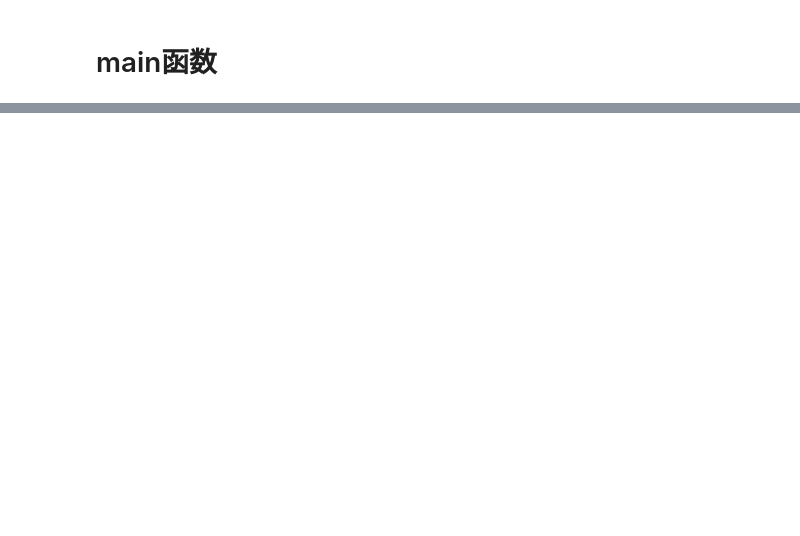
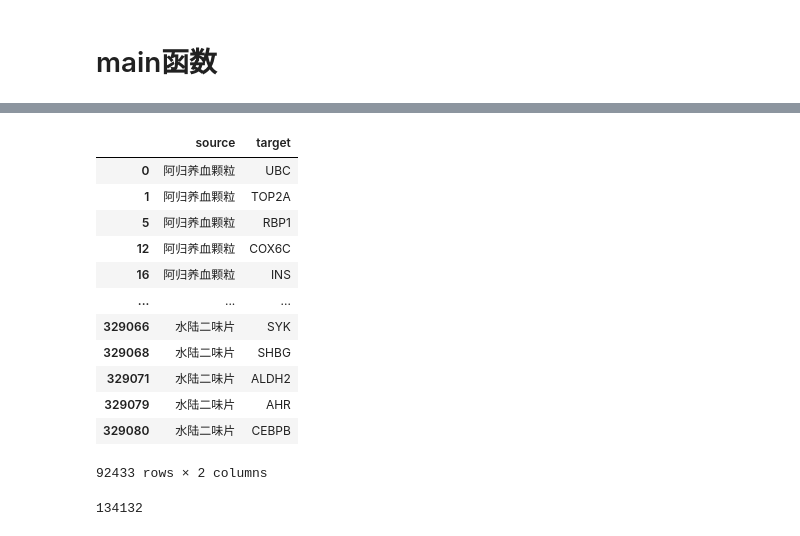
Before and after one commit to Carrie-HuYY/Snoopy-Auxiliary-Code, a Jupyter notebook: NLP_TCM.ipynb, the cells around one changed output, grey strips where cells are left out. Drawn from its saved outputs; the diff is of its cells as text; code cells hidden in the pictures; blank space fills up the shorter version.

```diff
--- a/NLP_TCM.ipynb
+++ b/NLP_TCM.ipynb
@@ -140,0 +183,13 @@ print(str(end_time - start_time))
+# %%
+with open('D:\Snoopy\data\PPI\PPI.json', 'r') as file:
+    json_data = json.load(file)
+# %%
+def extract_targets(json_data):
+    all_targets = set()  # 使用集合去重
+    for key, value in json_data.items():
+        if isinstance(value, list):  # 确保值是列表
+            all_targets.update(value)  # 将列表中的靶点添加到集合中
+    return all_targets
+# %%
+targets = extract_targets(json_data)
+print("所有出现过的靶点：", targets)
@@ -140,0 +202,3 @@ print(str(end_time - start_time))
+# %%
+data = pd.read_excel("D:/Snoopy-Auxiliary-Code/result/result_etcm.xlsx")
+data.head()
@@ -140,0 +212,17 @@ print(str(end_time - start_time))
+# %%
+data_new = data[data['target'].isin(targets)]
+data_new
+# %% [output]
+|  | source | target |
+| 0 | 阿归养血颗粒 | UBC |
+| 1 | 阿归养血颗粒 | TOP2A |
+| 5 | 阿归养血颗粒 | RBP1 |
+| 12 | 阿归养血颗粒 | COX6C |
+| 16 | 阿归养血颗粒 | INS |
+| ... | ... | ... |
+| 329066 | 水陆二味片 | SYK |
+| 329068 | 水陆二味片 | SHBG |
+| 329071 | 水陆二味片 | ALDH2 |
+| 329079 | 水陆二味片 | AHR |
+| 329080 | 水陆二味片 | CEBPB |
+92433 rows × 2 columns
@@ -140,0 +231,4 @@ print(str(end_time - start_time))
+# %%
+len(data)
+# %% [output]
+134132
```
Also changed, not shown: parts of 11 cells of this notebook, 4 other files.
